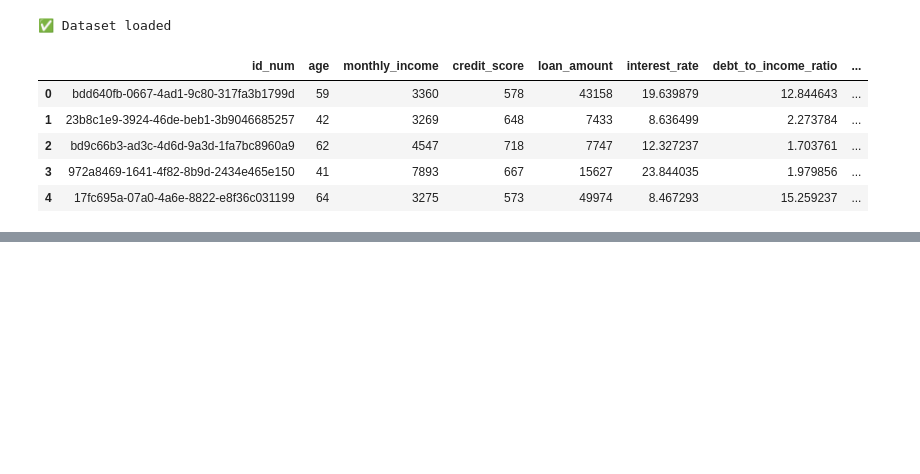
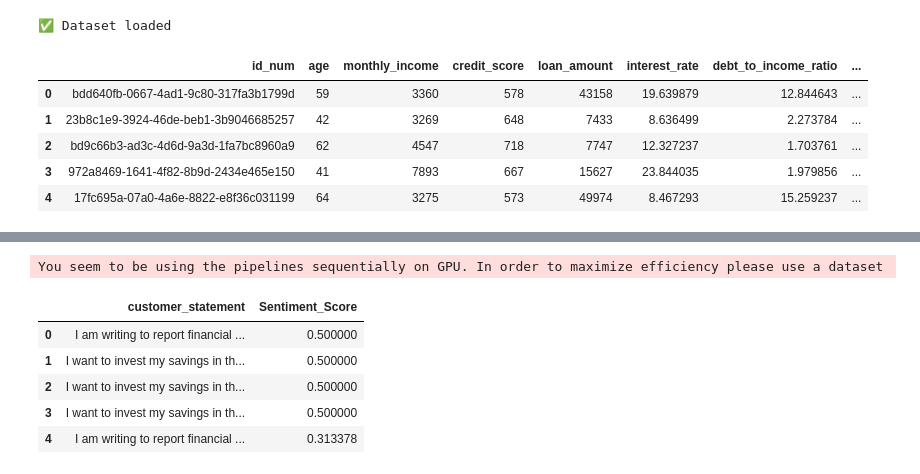
Before and after one commit to 23064088/DataMiningGroup18, a Jupyter notebook: Data_Generation_Latest_With_Sentiment_Analysis.ipynb, the cells around one changed output, grey strips where cells are left out. Drawn from its saved outputs; the diff is of its cells as text; code cells hidden in the pictures; blank space fills up the shorter version.

```diff
--- a/Data_Generation_Latest_With_Sentiment_Analysis.ipynb
+++ b/Data_Generation_Latest_With_Sentiment_Analysis.ipynb
@@ -22,0 +34,38 @@ df.head()
+# %%
+def get_sentiment_score(text):
+    # Make sure the input is a string and limit length for the model
+    text = str(text)[:512]
+
+    try:
+        # Run FinBERT sentiment analysis on the text
+        result = classifier(text)[0]
+
+        # If sentiment is negative, return the confidence score (higher = more negative)
+        if result['label'] == 'negative':
+            return result['score']
+
+        # If sentiment is positive, invert the score (lower risk signal)
+        elif result['label'] == 'positive':
+            return 1 - result['score']
+
+        # Neutral sentiment gets a middle value
+        else:
+            return 0.5
+
+    # If anything goes wrong, return neutral score
+    except:
+        return 0.5
+# %%
+# Apply sentiment scoring to each customer statement
+df['Sentiment_Score'] = df['customer_statement'].apply(get_sentiment_score)
+
+# Quick check
+df[['customer_statement', 'Sentiment_Score']].head()
+# %% [output]
+You seem to be using the pipelines sequentially on GPU. In order to maximize efficiency please use a dataset
+|  | customer_statement | Sentiment_Score |
+| 0 | I am writing to report financial ... | 0.500000 |
+| 1 | I want to invest my savings in th... | 0.500000 |
+| 2 | I want to invest my savings in th... | 0.500000 |
+| 3 | I want to invest my savings in th... | 0.500000 |
+| 4 | I am writing to report financial ... | 0.313378 |
```
Also changed, not shown: parts of 4 cells of this notebook.
